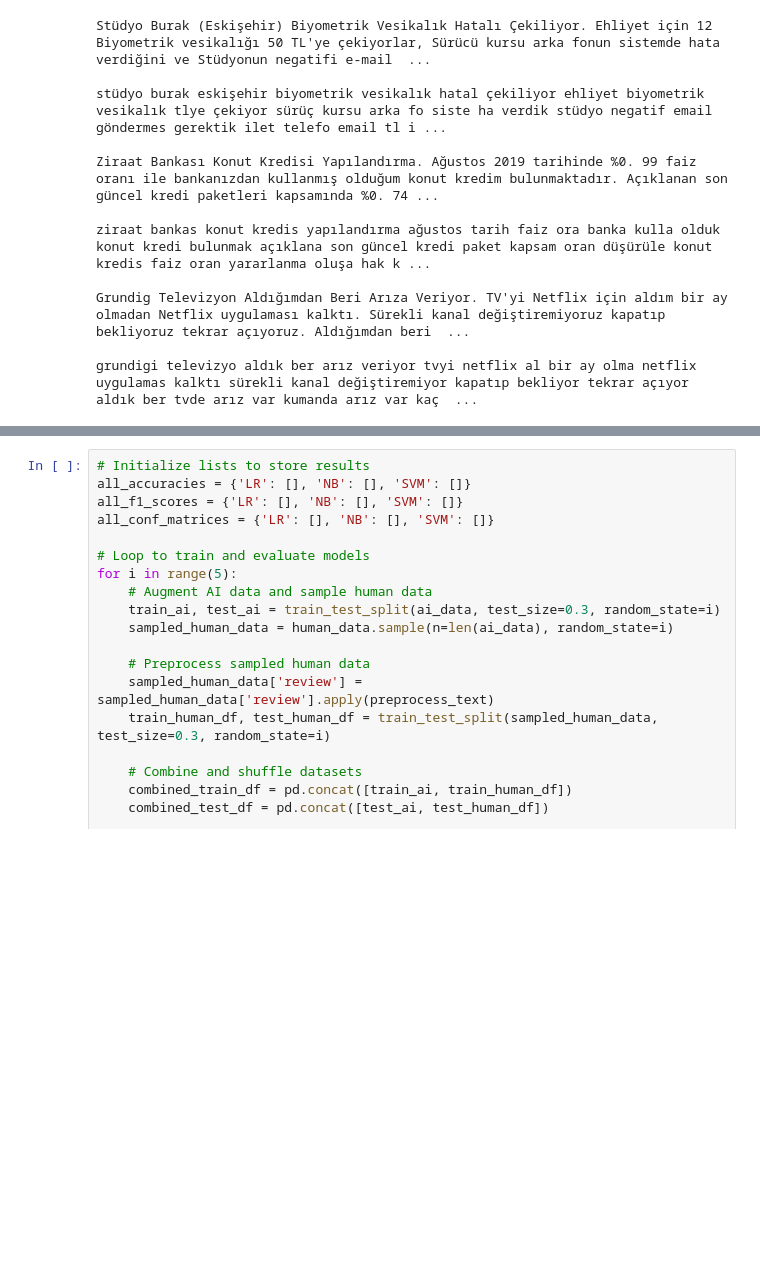
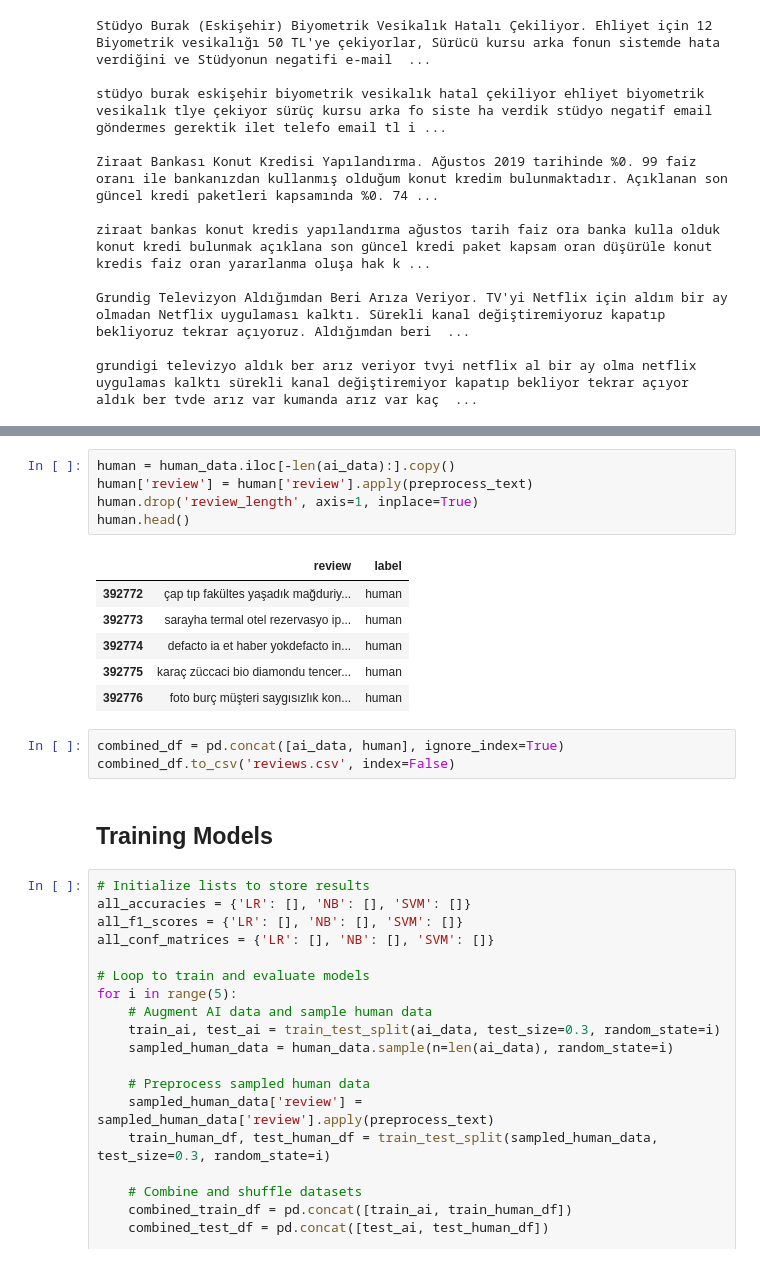
Before and after one commit to meric2/Turkish-AI-Generated-Content-Detection, a Jupyter notebook: baseline_models.ipynb, the cells around one changed output, grey strips where cells are left out. Saved outputs shown, nothing was run; the diff lists cells and outputs as text; blank space fills up the shorter version.

```diff
--- a/baseline_models.ipynb
+++ b/baseline_models.ipynb
@@ -235,3 +250,20 @@ grundigi televizyo aldık ber arız veriyor tvyi netflix al bir ay olma netflix
+# %%
+human = human_data.iloc[-len(ai_data):].copy()
+human['review'] = human['review'].apply(preprocess_text)
+human.drop('review_length', axis=1, inplace=True)
+human.head()
+# %% [output]
+|  | review | label |
+| 392772 | çap tıp fakültes yaşadık mağduriy... | human |
+| 392773 | sarayha termal otel rezervasyo ip... | human |
+| 392774 | defacto ia et haber yokdefacto in... | human |
+| 392775 | karaç züccaci bio diamondu tencer... | human |
+| 392776 | foto burç müşteri saygısızlık kon... | human |
+# %%
+combined_df = pd.concat([ai_data, human], ignore_index=True)
+combined_df.to_csv('reviews.csv', index=False)
+# %% [markdown]
+## Training Models
 # %%
 # Initialize lists to store results
 all_accuracies = {'LR': [], 'NB': [], 'SVM': []}
```
Also changed, not shown: parts of 9 cells of this notebook, 1 other file.
